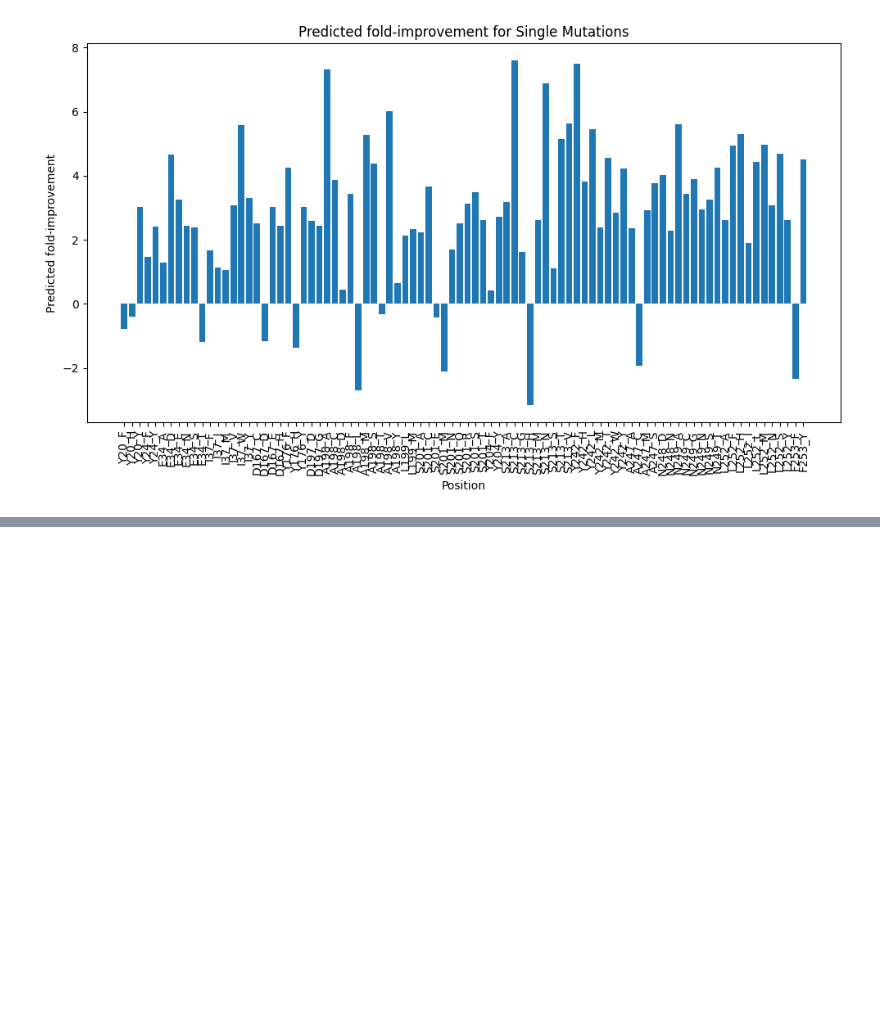
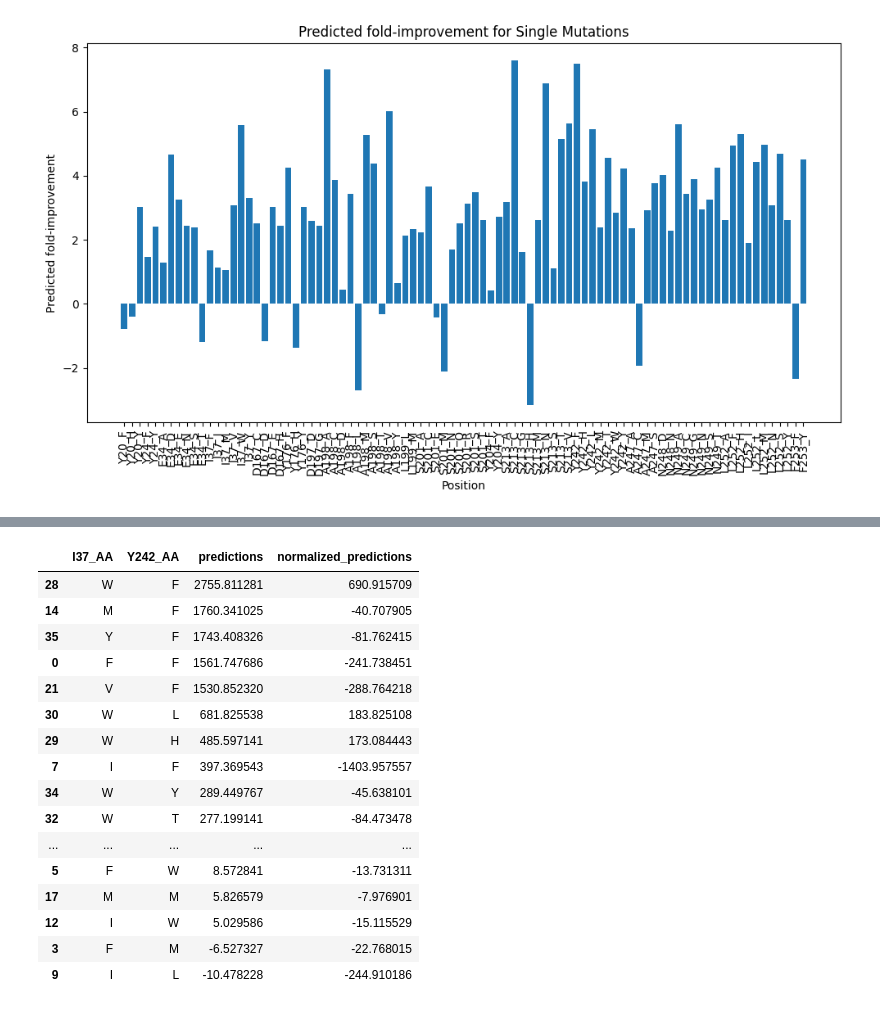
Before and after one commit to omriporat/adaptive_learning, a Jupyter notebook: code/notebooks/epinnet.ipynb, the cells around one changed output, grey strips where cells are left out. Saved outputs shown, nothing was run; the diff lists cells and outputs as text; code cells hidden in the pictures; blank space fills up the shorter version.

```diff
--- a/code/notebooks/epinnet.ipynb
+++ b/code/notebooks/epinnet.ipynb
@@ -169,0 +262,30 @@ array(None, dtype=object)
+# %%
+# epistasis analysis
+# positions 37 and 242
+# list(combinations(results["AA"], 2))
+i37_df = results[results["position"] == "I37"]
+y242_df = results[results["position"] == "Y242"]
+# create an empty_series based on oh_funclib_df columns
+empty_series = pd.Series(0, index=oh_funclib_df.columns)
+pairs_list_37_242 = []
+i37_aas = []
+y242_aas = []
+for i, row1 in i37_df.iterrows():
+    for j, row2 in y242_df.iterrows():
+        # create a copy of empty_series
+        combo_series = empty_series.copy()
+        # set the two mutations to 1
+        combo_series[f"I37_{row1['AA']}"] = 1
+        i37_aas.append(row1['AA'])
+        combo_series[f"Y242_{row2['AA']}"] = 1
+        y242_aas.append(row2['AA'])
+        pairs_list_37_242.append(combo_series)
+pairs_df_37_242 = pd.DataFrame(pairs_list_37_242)
+pair_predictions_37_242 = mlp_reg_oh.predict(pairs_df_37_242.values)
+pair_results_37_242 = pd.DataFrame({
+    "I37_AA": i37_aas,
+    "Y242_AA": y242_aas,
+    "predictions": pair_predictions_37_242
+})
+pair_results_37_242.sort_values("predictions", ascending=False, inplace=True)
+pair_results_37_242
@@ -169,0 +310,27 @@ array(None, dtype=object)
+# %%
+# "Normalize" the pair results by subtracting the single mutation effects
+pair_results_37_242["normalized_predictions"] = pair_results_37_242.apply(
+    lambda row: row["predictions"] -
+    results[(results["position"] == "I37") & (results["AA"] == row["I37_AA"])]["predictions"].values[0] -
+    results[(results["position"] == "Y242") & (results["AA"] == row["Y242_AA"])]["predictions"].values[0],
+    axis=1
+)
+pair_results_37_242
+# %% [output]
+|  | I37_AA | Y242_AA | predictions | normalized_predictions |
+| 28 | W | F | 2755.811281 | 690.915709 |
+| 14 | M | F | 1760.341025 | -40.707905 |
+| 35 | Y | F | 1743.408326 | -81.762415 |
+| 0 | F | F | 1561.747686 | -241.738451 |
+| 21 | V | F | 1530.852320 | -288.764218 |
+| 30 | W | L | 681.825538 | 183.825108 |
+| 29 | W | H | 485.597141 | 173.084443 |
+| 7 | I | F | 397.369543 | -1403.957557 |
+| 34 | W | Y | 289.449767 | -45.638101 |
+| 32 | W | T | 277.199141 | -84.473478 |
+| ... | ... | ... | ... | ... |
+| 5 | F | W | 8.572841 | -13.731311 |
+| 17 | M | M | 5.826579 | -7.976901 |
+| 12 | I | W | 5.029586 | -15.115529 |
+| 3 | F | M | -6.527327 | -22.768015 |
+| 9 | I | L | -10.478228 | -244.910186 |
```
Also changed, not shown: parts of 11 cells of this notebook, 23 other files.
